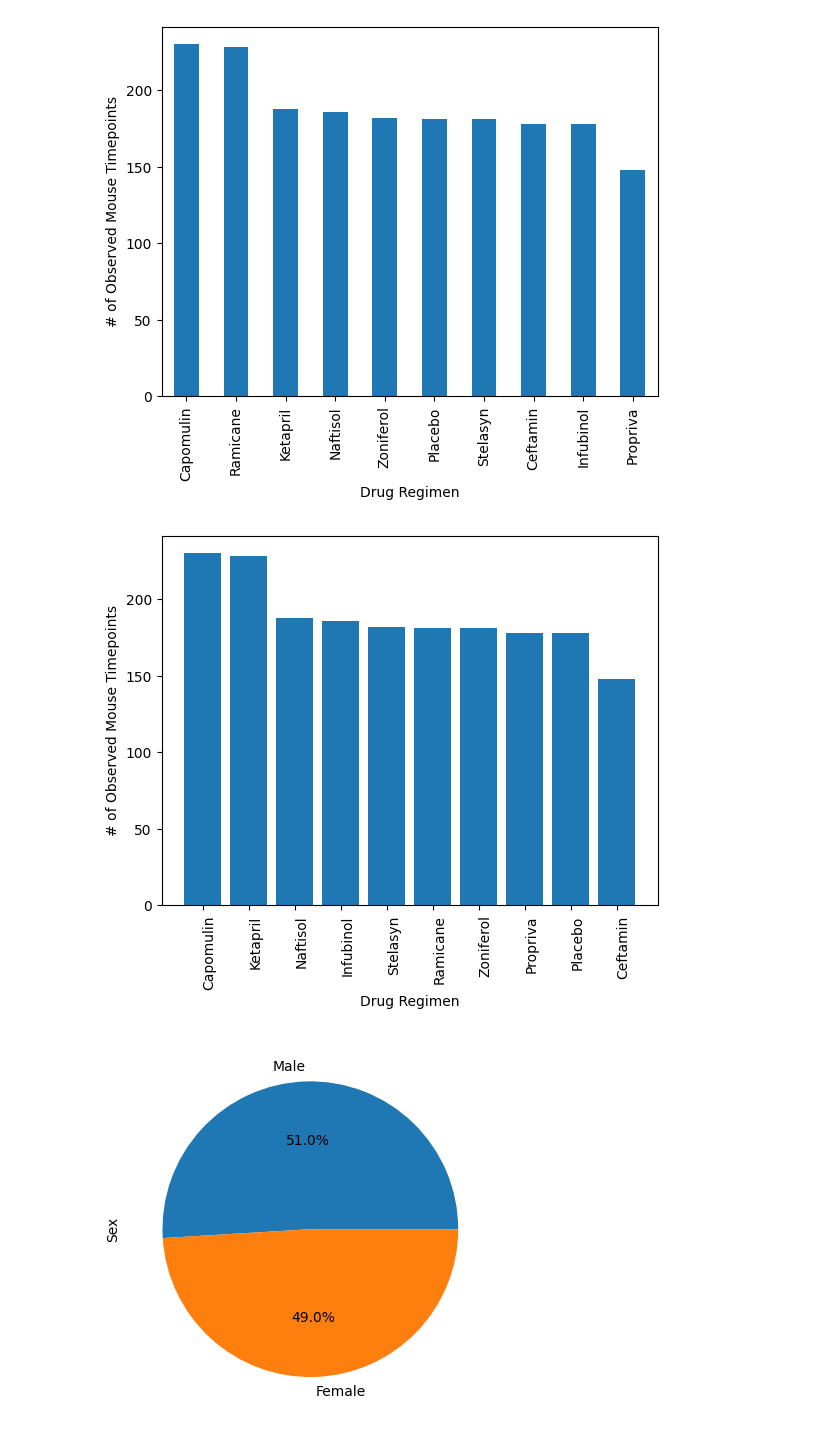
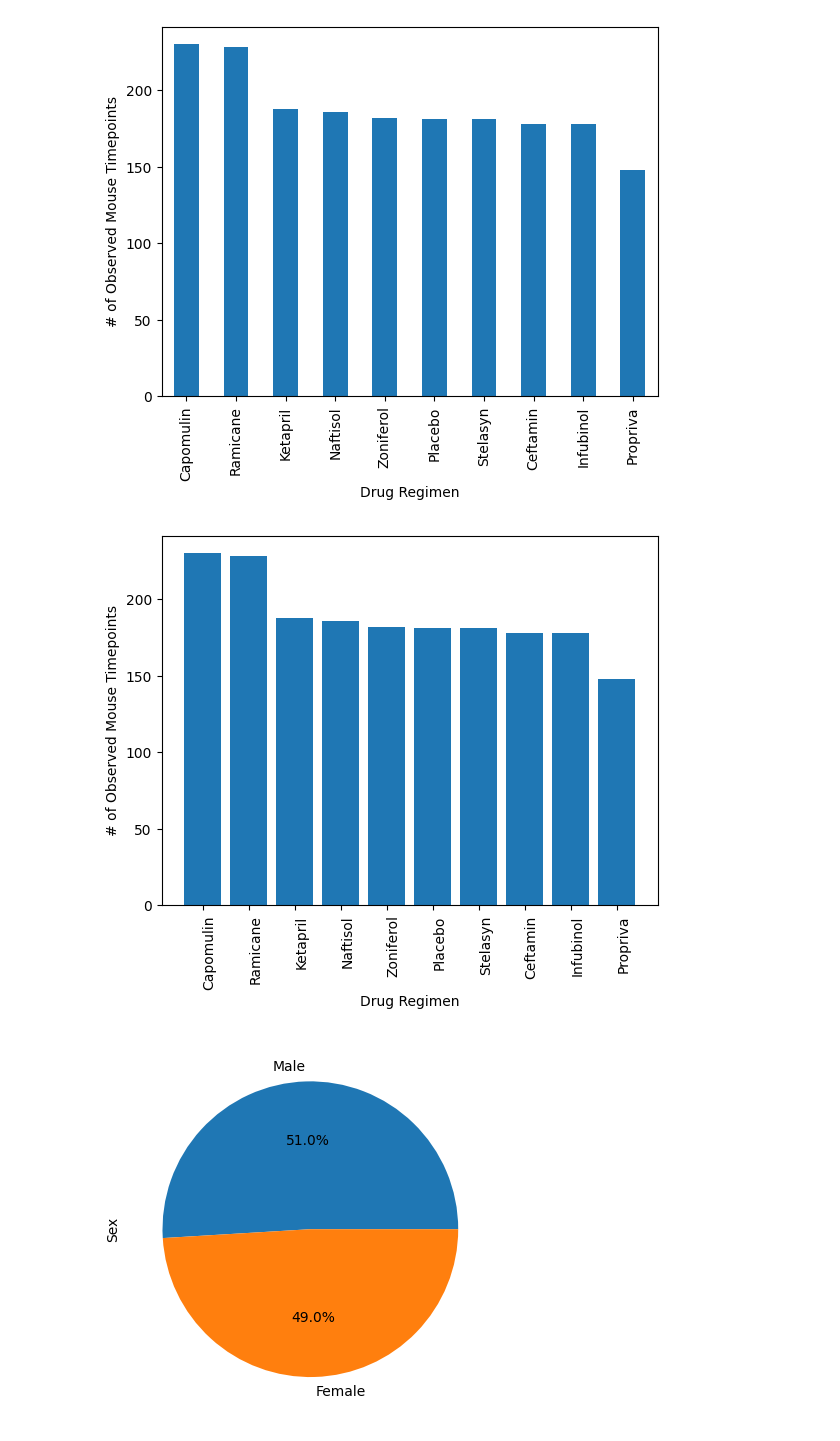
Before and after one commit to mdg1317/matplotlib-challenge, a Jupyter notebook: pymaceuticals_starter.ipynb, the cells around one changed output. Drawn from its saved outputs; the diff is of its cells as text; code cells hidden in the pictures.

Commit message:
Corrected bar graphs and linear regression

```diff
--- a/pymaceuticals_starter.ipynb
+++ b/pymaceuticals_starter.ipynb
@@ -124,14 +124,14 @@ grouped_drug_data.plot(kind="bar", xlabel="Drug Regimen", ylabel="# of Observed
 # %%
 # Generate a bar plot showing the total number of rows (Mouse ID/Timepoints) for each drug regimen using pyplot.
 x_axis = [x for x in range(len(pd.unique(clean_df["Drug Regimen"])))]
 
 plt.bar(x_axis, list(grouped_drug_data))
-plt.xticks(x_axis, pd.unique(clean_df["Drug Regimen"]), rotation=90, rotation_mode="anchor", ha="right", wrap=True);
+plt.xticks(x_axis, grouped_drug_data.index, rotation=90, rotation_mode="anchor", ha="right", wrap=True);
 plt.xlabel("Drug Regimen");
 plt.ylabel("# of Observed Mouse Timepoints");
 plt.show()
 # %% [output]
-[figure, old version]
+[figure, new version]
 # %%
 # Generate a pie plot showing the distribution of female versus male mice using Pandas
 grouped_sex_data = clean_df.groupby(["Sex"])["Timepoint"].count().sort_values(ascending=False)
```
Also changed, not shown: parts of 2 cells of this notebook.
